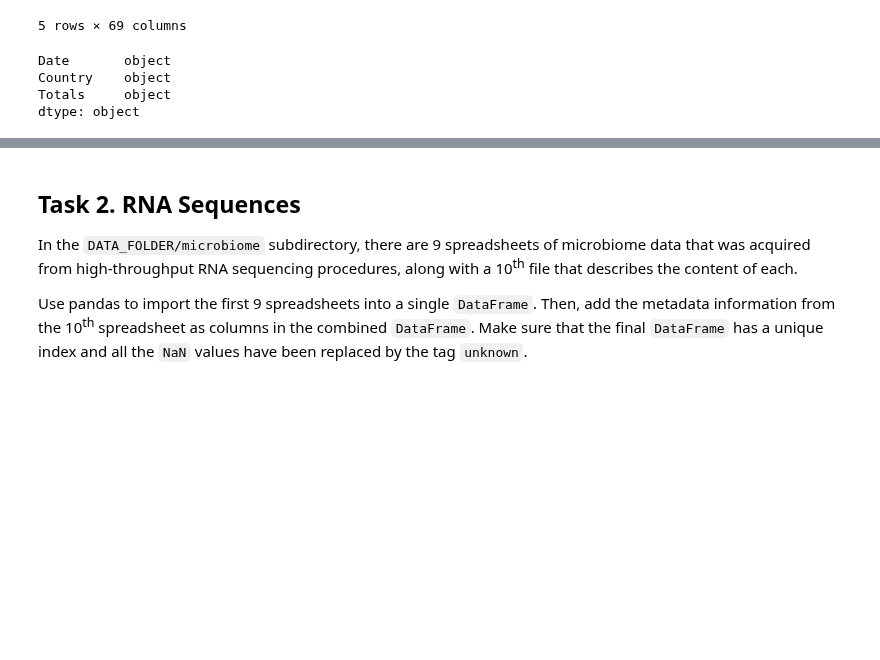
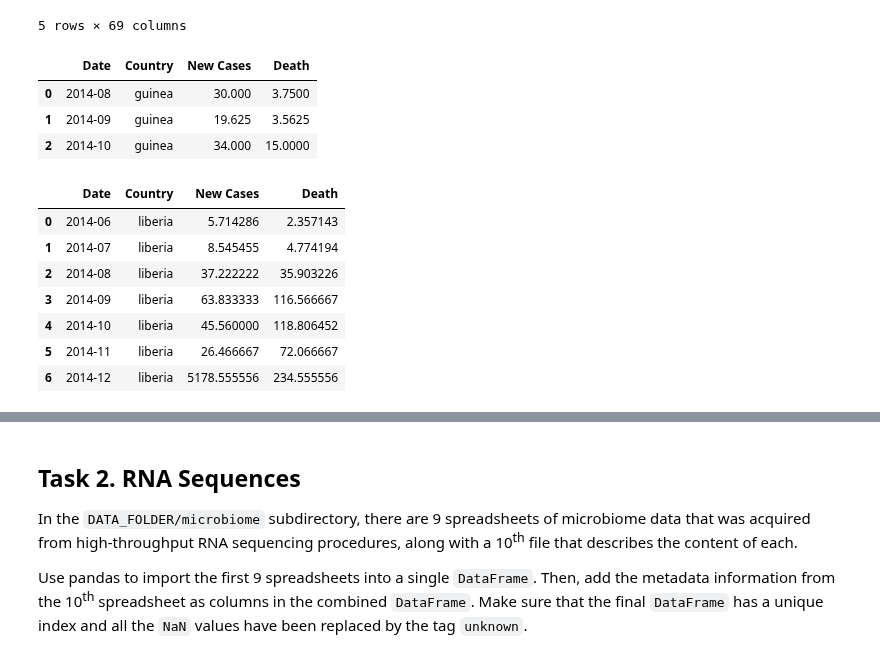
Before and after one commit to matthieuDev/ADA2017, a Jupyter notebook: 01 - Pandas and Data Wrangling/Homework 1.ipynb, the cells around one changed output, grey strips where cells are left out. Drawn from its saved outputs; the diff is of its cells as text; code cells hidden in the pictures; blank space fills up the shorter version.

```diff
--- a/01 - Pandas and Data Wrangling/Homework 1.ipynb
+++ b/01 - Pandas and Data Wrangling/Homework 1.ipynb
@@ -59,8 +58,0 @@ def guineaParseDate(a) :
-# %%
-guineaFrame = ebolaFrame[(ebolaFrame.Country == "guinea") & ((ebolaFrame.Description == "Total new cases registered so far") | (ebolaFrame.Description=="Total deaths (confirmed + probables + suspects)"))][["Date", "Country", "Totals"]]
-guineaFrame.dtypes
-# %% [output]
-Date       object
-Country    object
-Totals     object
-dtype: object
@@ -75,26 +59,71 @@ guineaFrame
+# %%
+def guineaParseDate(a) :
+    return a.split("-")[0] + "-" + a.split("-")[1]
+
+guineaFrameDeath = ebolaFrame[(ebolaFrame.Country == "guinea") & ((ebolaFrame.Description=="New deaths registered"))][["Date", "Country", "Totals"]]
+guineaFrameNewCases = ebolaFrame[(ebolaFrame.Country == "guinea") &(ebolaFrame.Description == "Total new cases registered so far") ][ ["Date", "Country", "Totals"]]
+guineaFrameDeath= guineaFrameDeath.rename(columns={"Totals" : "Death"})
+guineaFrameNewCases= guineaFrameNewCases.rename(columns={"Totals" : "New Cases"})
+guineaFrame = pd.merge(guineaFrameNewCases , guineaFrameDeath , on = ["Date","Country"] , how='inner')
+
+guineaFrame["Death"] = pd.to_numeric(guineaFrame["Death"]).fillna(0)
+guineaFrame["New Cases"] = pd.to_numeric(guineaFrame["New Cases"]).fillna(0)
+guineaFrame["Date"] = guineaFrame["Date"].map(guineaParseDate)
+guineaFrame = guineaFrame.groupby(["Date", "Country"], as_index=False).mean()
+
+
+guineaFrame
+# %% [output]
+|  | Date | Country | New Cases | Death |
+| 0 | 2014-08 | guinea | 30.000 | 3.7500 |
+| 1 | 2014-09 | guinea | 19.625 | 3.5625 |
+| 2 | 2014-10 | guinea | 34.000 | 15.0000 |
 # %%
 def liberiaParseDate(a) :
     monthTry = a.split("/")[0]
     yearTry = a.split("/")[2]
 
     if (len(monthTry) == 1) :
         monthTry = '0' + monthTry
 
     if (len(yearTry) < 4) :
         yearTry = "20" + yearTry
 
     return yearTry + '-' + monthTry
 
-liberiaFrame = ebolaFrame[(ebolaFrame.Country == "liberia") & ((ebolaFrame.Variable == 'Total death/s in confirmed, \n probable, suspected cases')
-                                                               | (ebolaFrame.Variable == 'Total death/s in confirmed, probable, suspected cases')
-                                                               | (ebolaFrame.Variable == "New Case/s (Suspected)")
+liberiaFrameDeath = (ebolaFrame[(ebolaFrame.Country == "liberia") & ((ebolaFrame.Variable == 'Total death/s in confirmed, \n probable, suspected cases')
+                                                               | (ebolaFrame.Variable == 'Total death/s in confirmed, probable, suspected cases'))][["Date","Country","National"]]).dropna()
+liberiaFrameDeath= liberiaFrameDeath.rename(columns={"National" : "Death"})
+liberiaFrameDeath["Death"] = pd.to_numeric(liberiaFrameDeath["Death"])
+liberiaFrameDeath = liberiaFrameDeath.groupby(["Date","Country"], as_index=False).sum()
+liberiaFrameDeath["Death"] =liberiaFrameDeath["Death"].rolling(window=2,center=False).apply(lambda x: x[1] - x[0])
+liberiaFrameDeath["Death"] = liberiaFrameDeath["Death"].map( lambda x: 0 if (x <0)  else  x).fillna(0)
+liberiaFrameDeath["Date"] = liberiaFrameDeath["Date"].map(liberiaParseDate)
+liberiaFrameDeath = liberiaFrameDeath.groupby(["Date","Country"], as_index=False).sum()
+monthNbDay = [30-16,31,31,30,31,30,9]
+liberiaFrameDeath['Death'] = pd.DataFrame(liberiaFrameDeath['Death'].values/monthNbDay)
+
+liberiaFrameNW = ebolaFrame[(ebolaFrame.Country == "liberia") & ((ebolaFrame.Variable == "New Case/s (Suspected)")
                                                               | (ebolaFrame.Variable == "New Case/s (Probable)")
                                                               | (ebolaFrame.Variable == "New case/s (confirmed)"))][["Date","Country","National"]]
-liberiaFrame["National"] = pd.to_numeric(liberiaFrame["National"])
-liberiaFrame = liberiaFrame.groupby(["Date","Country"], as_index=False).sum()
-liberiaFrame["Date"] = liberiaFrame["Date"].map(liberiaParseDate)
-liberiaFrame = liberiaFrame.groupby(["Date","Country"]).mean()
+liberiaFrameNW["National"] = pd.to_numeric(liberiaFrameNW["National"]).fillna(0)
+liberiaFrameNW= liberiaFrameNW.rename(columns={"National" : "New Cases"})
+liberiaFrameNW = liberiaFrameNW.groupby(["Date","Country"], as_index=False).sum()
+liberiaFrameNW["Date"] = liberiaFrameNW["Date"].map(liberiaParseDate)
+liberiaFrameNW = liberiaFrameNW.groupby(["Date","Country"], as_index=False).mean()
 
-liberiaFrame = liberiaFrame.rename(columns={"National" : "Mean"})
+liberiaFrame = pd.merge(liberiaFrameNW , liberiaFrameDeath , on = ["Date","Country"] , how='inner')
+
 liberiaFrame
+
+#liberiaFrameDeath["Death"] = liberiaFrameDeath[~(pd.isnull(liberiaFrameDeath['Death'] )) ]
+# %% [output]
+|  | Date | Country | New Cases | Death |
+| 0 | 2014-06 | liberia | 5.714286 | 2.357143 |
+| 1 | 2014-07 | liberia | 8.545455 | 4.774194 |
+| 2 | 2014-08 | liberia | 37.222222 | 35.903226 |
+| 3 | 2014-09 | liberia | 63.833333 | 116.566667 |
+| 4 | 2014-10 | liberia | 45.560000 | 118.806452 |
+| 5 | 2014-11 | liberia | 26.466667 | 72.066667 |
+| 6 | 2014-12 | liberia | 5178.555556 | 234.555556 |
 # %%
```
Also changed, not shown: parts of 8 cells of this notebook.
